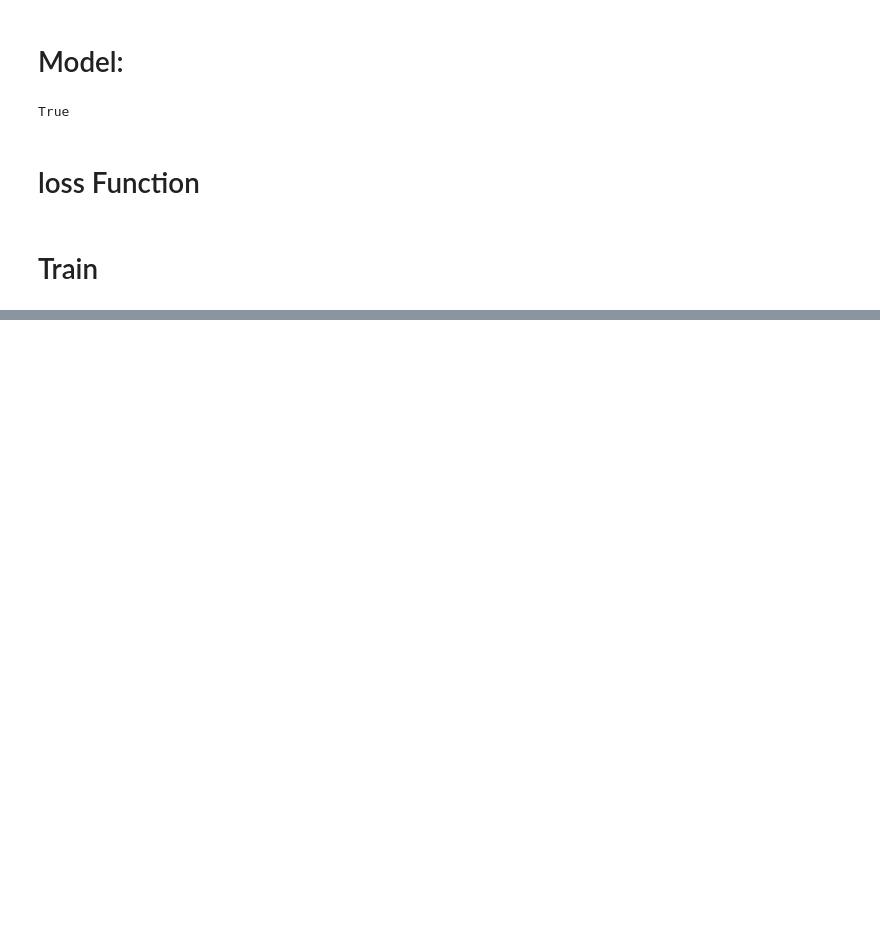
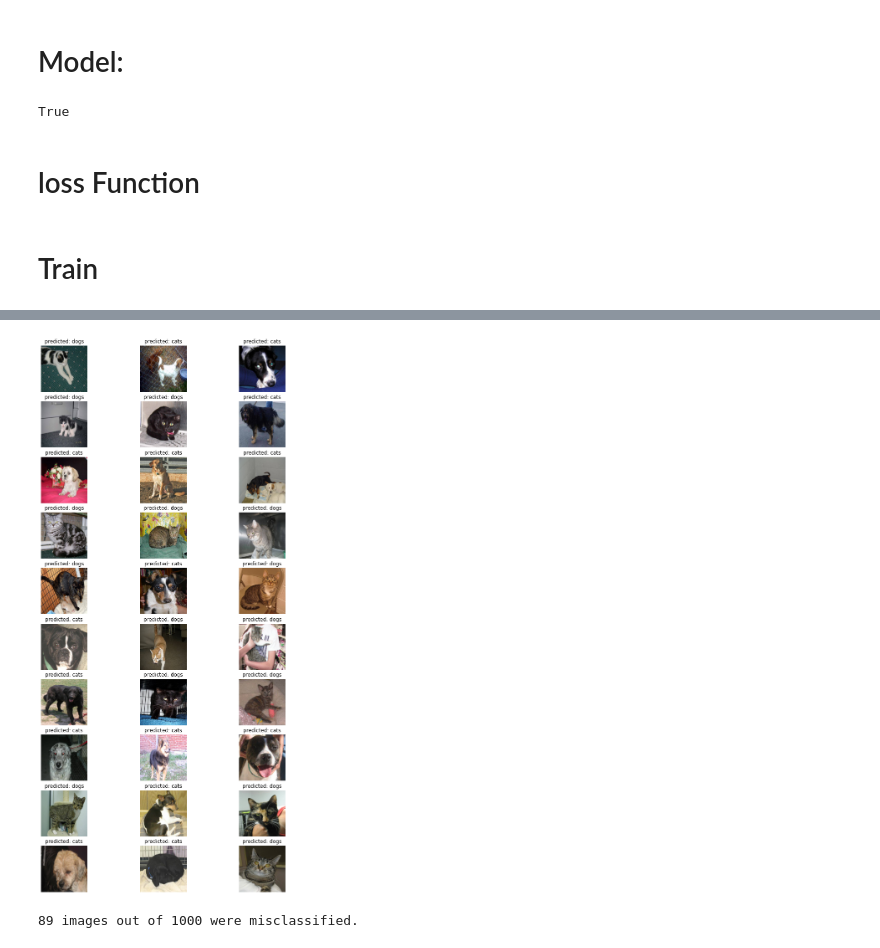
Before and after one commit to Mahrokh-Eb/Deep-Learning-with-Python, a Jupyter notebook: 3_imageClassification_V3.ipynb, the cells around one changed output, grey strips where cells are left out. Cells and saved outputs as stored; diff of their text form; code cells hidden in the pictures; blank space fills up the shorter version.

```diff
--- a/3_imageClassification_V3.ipynb
+++ b/3_imageClassification_V3.ipynb
@@ -219,0 +259,5 @@ plt.title('Cross Entropy Loss');
+# %%
+plot_errors(model, valid_dl)
+# %% [output]
+[figure, added]
+89 images out of 1000 were misclassified.
```
Also changed, not shown: parts of 10 cells of this notebook.
